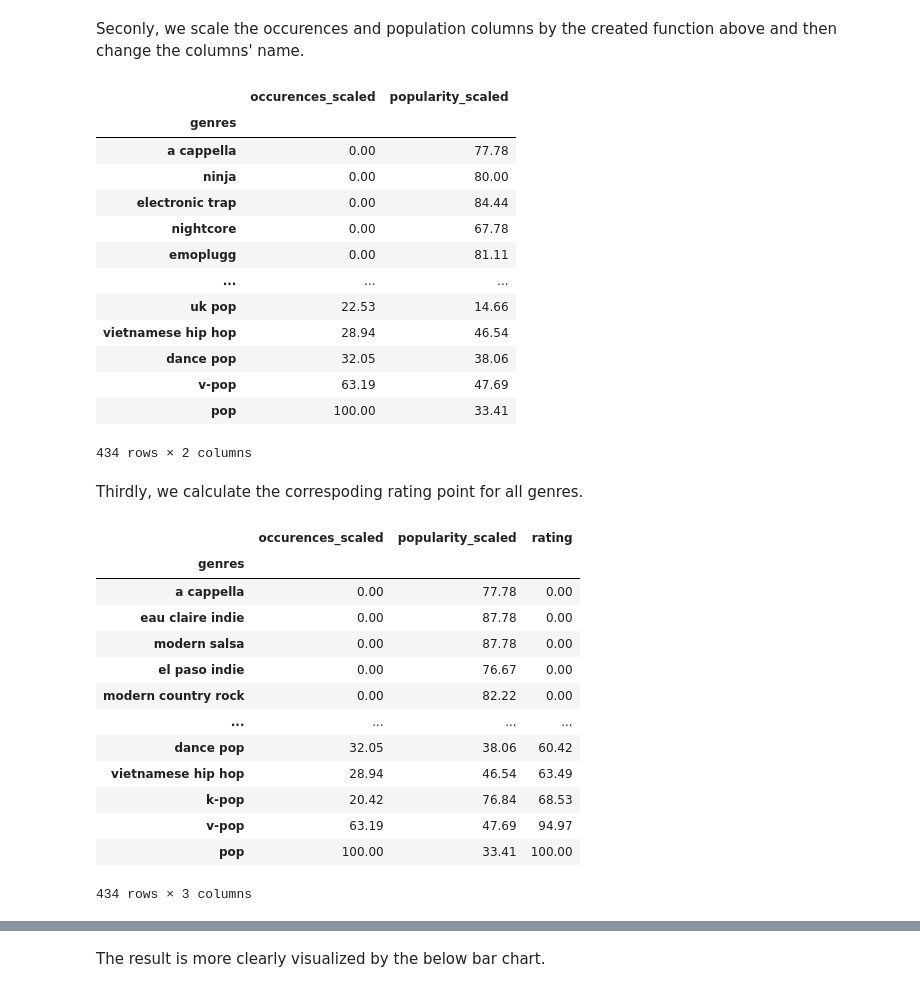
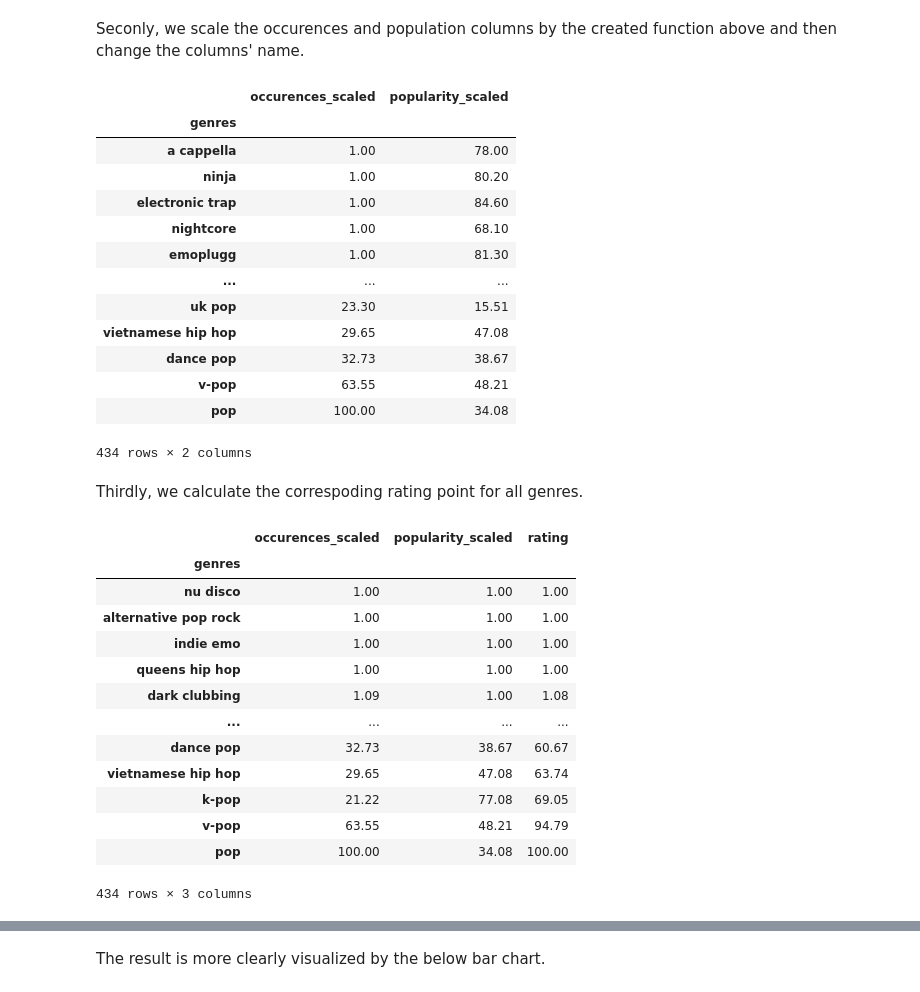
Before and after one commit to quytrungg/Final_Project_CSC14119, a Jupyter notebook: data_analysis/components/artists_data_analysis.ipynb, the cells around one changed output, grey strips where cells are left out. Saved outputs shown, nothing was run; the diff lists cells and outputs as text; code cells hidden in the pictures.

```diff
--- a/data_analysis/components/artists_data_analysis.ipynb
+++ b/data_analysis/components/artists_data_analysis.ipynb
@@ -49,5 +51,5 @@ Secondly, it is also notable that any track can have more than 1 genre, which we
 # %%
-df = song_df.dropna()
+df = songs_df.mask(songs_df.eq('None')).dropna()
 df['genres'].update(df['genres'].str.split(','))
 genre_popularity = df.explode('genres').loc[:, ['genres', 'popularity']].reset_index(drop=True)
 genre_popularity
@@ -106,50 +114,50 @@ We create a system of rating from 0-100 in which the rating point is calculated
 # %% [markdown]
 First, we create a scaling function
 # %%
-def MinMaxScaler0_100(s):
-    return (100*(s - s.min()))/(s.max()-s.min())
+def MinMaxScaler1_100(s):
+    return (99*(s - s.min()))/(s.max()-s.min()) + 1
 # %% [markdown]
 Seconly, we scale the occurences and population columns by the created function above and then change the columns' name.
 # %%
-genre_trend['occurences'] = MinMaxScaler0_100(genre_trend['occurences'])
-genre_trend['popularity'] = MinMaxScaler0_100(genre_trend['popularity'])
-genre_trend = genre_trend.rename(columns={'occurences': 'occurences_scaled', 'popularity': 'popularity_scaled'})
+genre_trend['occurences'] = MinMaxScaler1_100(genre_trend['occurences'])
+genre_trend['popularity'] = MinMaxScaler1_100(genre_trend['popularity'])
+genre_trend_table = genre_trend.rename(columns={'occurences': 'occurences_scaled', 'popularity': 'popularity_scaled'})
 # %%
-genre_trend.sort_values(by='occurences_scaled').round(2)
+genre_trend_table.sort_values(by='occurences_scaled').round(2)
 # %% [output]
 |  | occurences_scaled | popularity_scaled |
 | genres |  |  |
-| a cappella | 0.00 | 77.78 |
-| ninja | 0.00 | 80.00 |
-| electronic trap | 0.00 | 84.44 |
-| nightcore | 0.00 | 67.78 |
-| emoplugg | 0.00 | 81.11 |
+| a cappella | 1.00 | 78.00 |
+| ninja | 1.00 | 80.20 |
+| electronic trap | 1.00 | 84.60 |
+| nightcore | 1.00 | 68.10 |
+| emoplugg | 1.00 | 81.30 |
 | ... | ... | ... |
-| uk pop | 22.53 | 14.66 |
-| vietnamese hip hop | 28.94 | 46.54 |
-| dance pop | 32.05 | 38.06 |
-| v-pop | 63.19 | 47.69 |
-| pop | 100.00 | 33.41 |
+| uk pop | 23.30 | 15.51 |
+| vietnamese hip hop | 29.65 | 47.08 |
+| dance pop | 32.73 | 38.67 |
+| v-pop | 63.55 | 48.21 |
+| pop | 100.00 | 34.08 |
 434 rows × 2 columns
 # %% [markdown]
 Thirdly, we calculate the correspoding rating point for all genres.
 # %%
-genre_trend['rating'] = np.sqrt(genre_trend['occurences_scaled'] * genre_trend['popularity_scaled'])
-genre_trend['rating'] = MinMaxScaler0_100(genre_trend['rating'])
-genre_trend.sort_values(by='rating').round(2)
+genre_trend_table['rating'] = np.sqrt(genre_trend_table['occurences_scaled'] * genre_trend_table['popularity_scaled'])
+genre_trend_table['rating'] = MinMaxScaler1_100(genre_trend_table['rating'])
+genre_trend_table.sort_values(by='rating').round(2)
 # %% [output]
 |  | occurences_scaled | popularity_scaled | rating |
 | genres |  |  |  |
-| a cappella | 0.00 | 77.78 | 0.00 |
-| eau claire indie | 0.00 | 87.78 | 0.00 |
-| modern salsa | 0.00 | 87.78 | 0.00 |
-| el paso indie | 0.00 | 76.67 | 0.00 |
-| modern country rock | 0.00 | 82.22 | 0.00 |
+| nu disco | 1.00 | 1.00 | 1.00 |
+| alternative pop rock | 1.00 | 1.00 | 1.00 |
+| indie emo | 1.00 | 1.00 | 1.00 |
+| queens hip hop | 1.00 | 1.00 | 1.00 |
+| dark clubbing | 1.09 | 1.00 | 1.08 |
 | ... | ... | ... | ... |
-| dance pop | 32.05 | 38.06 | 60.42 |
-| vietnamese hip hop | 28.94 | 46.54 | 63.49 |
-| k-pop | 20.42 | 76.84 | 68.53 |
-| v-pop | 63.19 | 47.69 | 94.97 |
-| pop | 100.00 | 33.41 | 100.00 |
+| dance pop | 32.73 | 38.67 | 60.67 |
+| vietnamese hip hop | 29.65 | 47.08 | 63.74 |
+| k-pop | 21.22 | 77.08 | 69.05 |
+| v-pop | 63.55 | 48.21 | 94.79 |
+| pop | 100.00 | 34.08 | 100.00 |
 434 rows × 3 columns
 # %%
```
Also changed, not shown: parts of 13 cells of this notebook, 1 other file.
